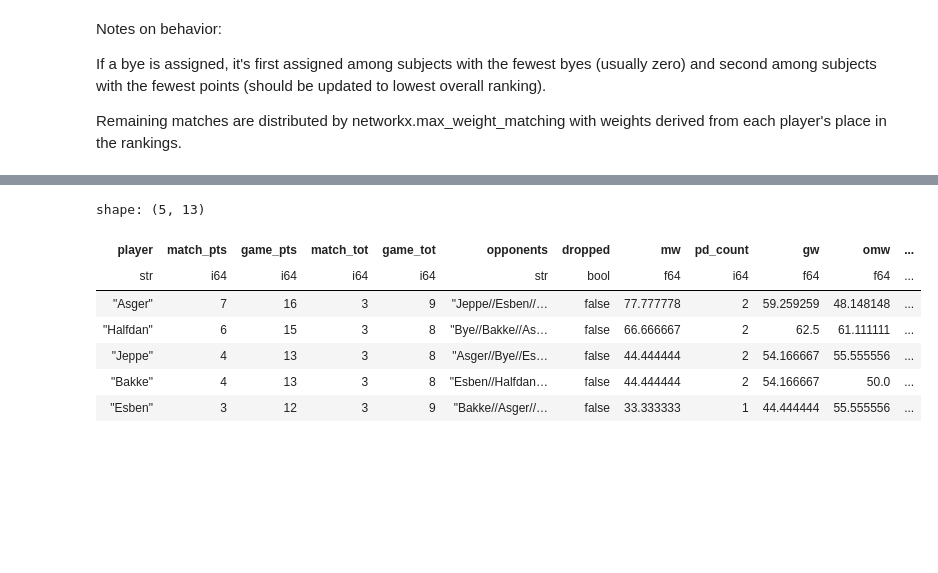
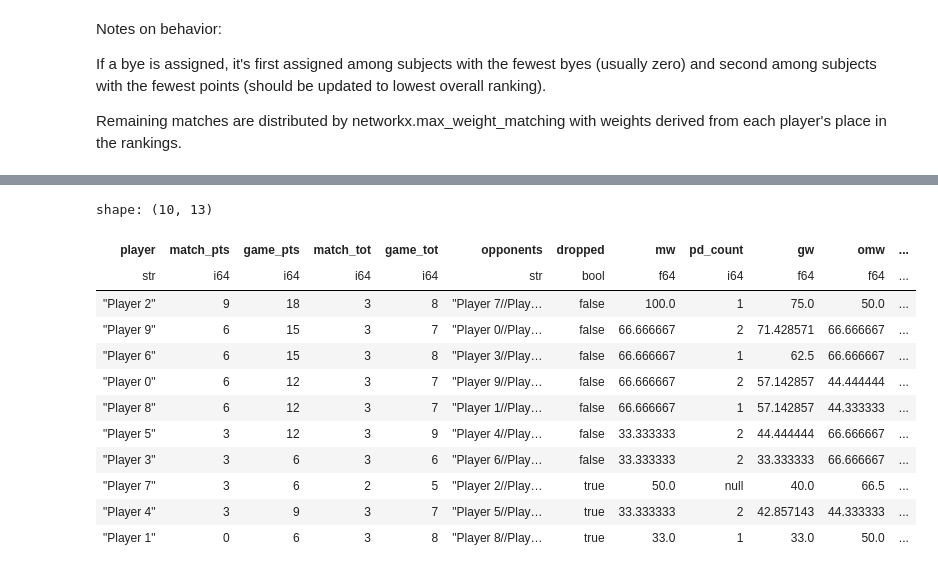
Before and after one commit to Esbilon/swiss_cube, a Jupyter notebook: swiss_cube.ipynb, the cells around one changed output, grey strips where cells are left out. Cells and saved outputs as stored; diff of their text form; code cells hidden in the pictures; blank space fills up the shorter version.

Commit message:
Tested with more players. Fixed bug when dropping.

```diff
--- a/swiss_cube.ipynb
+++ b/swiss_cube.ipynb
@@ -70,6 +85,7 @@ players = ["Esben",
           "Halfdan",
           "Asger",
           "Bakke"]
+players = ["Player " + str(i) for i in range(10)]
 if (len(players) > len(set(players))):
     raise ValueError('There are non-unique players.')
 elif ("Bye" in players):
@@ -224,14 +247,20 @@ def results(players_df, pairings_df, result_list = None, drop_list = None):
 
     update_df = play_df.vstack(draw_df).filter(pl.col("player") != "Bye")
 
-    #Update the player dataframe based on the match information.
-    players_df = players_df.drop(["gw", "omw", "ogw", "grp_idx"]).join(update_df, on = "player", how = "left").with_columns(
+    #Pull dropped players out
+    dropped_df = players_df.filter(pl.col("dropped")).drop(["gw", "omw", "ogw", "grp_idx"])
+
+    #Update the player dataframe based on the match information and exclude dropped players.
+    players_df = players_df.filter(~pl.col("dropped")).drop(["gw", "omw", "ogw", "grp_idx"]).join(update_df, on = "player", how = "left").with_columns(
         match_pts = pl.col("match_pts") + pl.col("new_points"),
         game_pts = pl.col("game_pts") + 3*pl.col("new_wins") + pl.col("new_draws"),
         match_tot = pl.col("match_tot") + pl.lit(1),
         game_tot = pl.col("game_tot") + pl.col("new_games"),
         opponents = (pl.col("opponents") + pl.lit("//") + pl.col("new_opponent")).str.replace("^//", "")
-    ).select(pl.col("^[^n].*$")).with_columns(
+    ).select(pl.col("^[^n].*$"))
+
+    #Return the dropped players to the dataframe
+    players_df = players_df.vstack(dropped_df).with_columns(
         oppo_struct = pl.col("opponents").str.split("//").list.to_struct()
     ).with_columns(
         mw = 100*pl.col("match_pts")/(3*pl.col("match_tot")),
@@ -262,7 +291,7 @@ def results(players_df, pairings_df, result_list = None, drop_list = None):
     players_df = players_df.join(
         player_opponent_df, on = "player", how = "left"
     ).fill_null(33).sort(["match_pts", "omw", "gw", "ogw"], descending = True).drop("oppo_struct").with_columns(
-        dropped = pl.when(pl.col("player").is_in(drop_list)).then(pl.lit(True)).otherwise(pl.lit(False))
+        dropped = pl.when(pl.col("player").is_in(drop_list)).then(pl.lit(True)).otherwise(pl.col("dropped"))
     ).join(
         pd_players_df, on = "player", how = "left"
     ).with_columns(
@@ -276,3 +305,5 @@ def results(players_df, pairings_df, result_list = None, drop_list = None):
     players_df = players_df.hstack(pl.DataFrame({"grp_idx": grp_idx}))
 
     return players_df
+
+results(players_df_2, pairings_3, rand_res(4))
@@ -279,5 +324,5 @@ def results(players_df, pairings_df, result_list = None, drop_list = None):
 # %%
-players_df_1 = results(players_df, pairings_1, ["2-1", "1-1-1"])
+players_df_1 = results(players_df, pairings_1, rand_res(5))
 pairings_2 = pairings(players_df_1)
 print(pairings_1)
 players_df_1
@@ -312,6 +355,6 @@ shape: (3, 3)
 # %%
-players_df_2 = results(players_df_1, pairings_2, ["2-1", "1-1-1"])
+players_df_2 = results(players_df_1, pairings_2, rand_res(5), ["Player 7"])
 pairings_3 = pairings(players_df_2)
-print(pairings_3)
+print(pairings_2)
 players_df_2
 # %% [output]
@@ -336,11 +386,18 @@ shape: (5, 13)
 # %%
-results(players_df_2, pairings_3, ["2-1", "1-1-1"])
+players_df_3 = results(players_df_2, pairings_3, rand_res(4), ["Player 4", "Player 1"])
+pairings_4 = pairings(players_df_3)
+players_df_3
 # %% [output]
-shape: (5, 13)
+shape: (10, 13)
 | player | match_pts | game_pts | match_tot | game_tot | opponents | dropped | mw | pd_count | gw | omw | ... |
 | str | i64 | i64 | i64 | i64 | str | bool | f64 | i64 | f64 | f64 | ... |
-| "Asger" | 7 | 16 | 3 | 9 | "Jeppe//Esben//… | false | 77.777778 | 2 | 59.259259 | 48.148148 | ... |
-| "Halfdan" | 6 | 15 | 3 | 8 | "Bye//Bakke//As… | false | 66.666667 | 2 | 62.5 | 61.111111 | ... |
-| "Jeppe" | 4 | 13 | 3 | 8 | "Asger//Bye//Es… | false | 44.444444 | 2 | 54.166667 | 55.555556 | ... |
-| "Bakke" | 4 | 13 | 3 | 8 | "Esben//Halfdan… | false | 44.444444 | 2 | 54.166667 | 50.0 | ... |
-| "Esben" | 3 | 12 | 3 | 9 | "Bakke//Asger//… | false | 33.333333 | 1 | 44.444444 | 55.555556 | ... |
+| "Player 2" | 9 | 18 | 3 | 8 | "Player 7//Play… | false | 100.0 | 1 | 75.0 | 50.0 | ... |
+| "Player 9" | 6 | 15 | 3 | 7 | "Player 0//Play… | false | 66.666667 | 2 | 71.428571 | 66.666667 | ... |
+| "Player 6" | 6 | 15 | 3 | 8 | "Player 3//Play… | false | 66.666667 | 1 | 62.5 | 66.666667 | ... |
+| "Player 0" | 6 | 12 | 3 | 7 | "Player 9//Play… | false | 66.666667 | 2 | 57.142857 | 44.444444 | ... |
+| "Player 8" | 6 | 12 | 3 | 7 | "Player 1//Play… | false | 66.666667 | 1 | 57.142857 | 44.333333 | ... |
+| "Player 5" | 3 | 12 | 3 | 9 | "Player 4//Play… | false | 33.333333 | 2 | 44.444444 | 66.666667 | ... |
+| "Player 3" | 3 | 6 | 3 | 6 | "Player 6//Play… | false | 33.333333 | 2 | 33.333333 | 66.666667 | ... |
+| "Player 7" | 3 | 6 | 2 | 5 | "Player 2//Play… | true | 50.0 | null | 40.0 | 66.5 | ... |
+| "Player 4" | 3 | 9 | 3 | 7 | "Player 5//Play… | true | 33.333333 | 2 | 42.857143 | 44.333333 | ... |
+| "Player 1" | 0 | 6 | 3 | 8 | "Player 8//Play… | true | 33.0 | 1 | 33.0 | 50.0 | ... |
```
Also changed, not shown: parts of 8 cells of this notebook.
